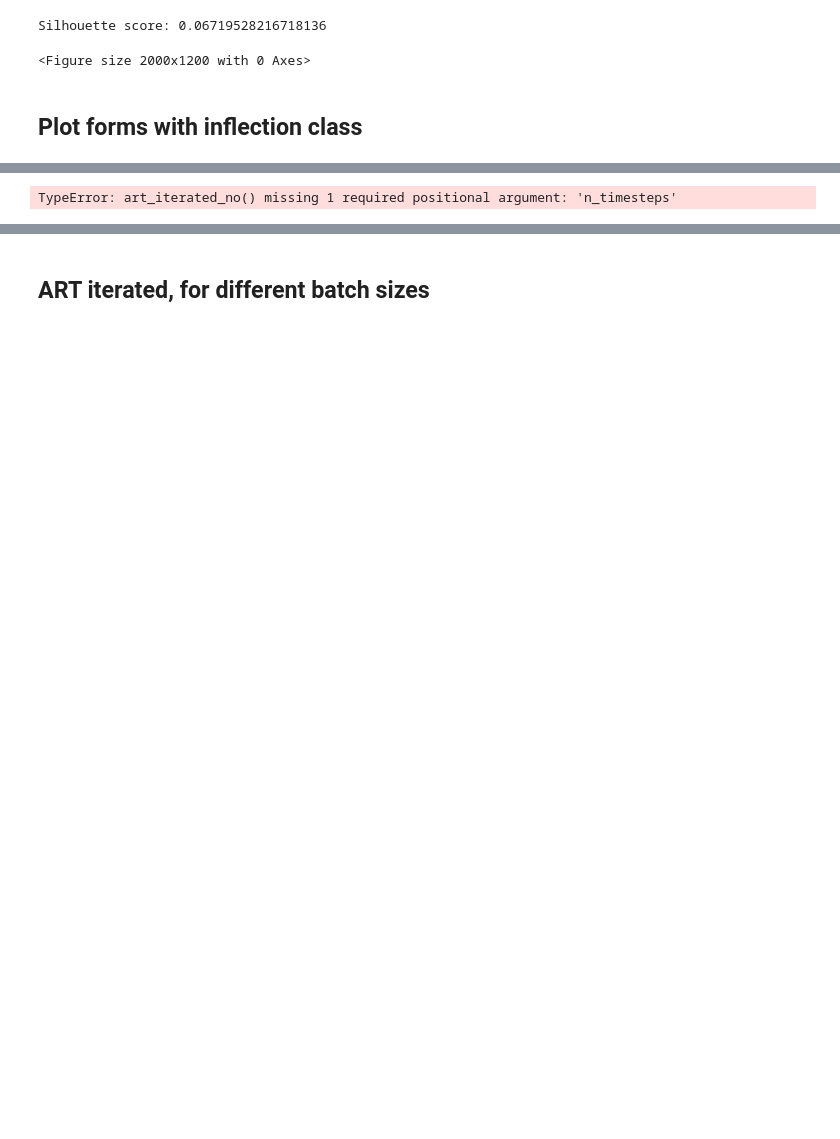
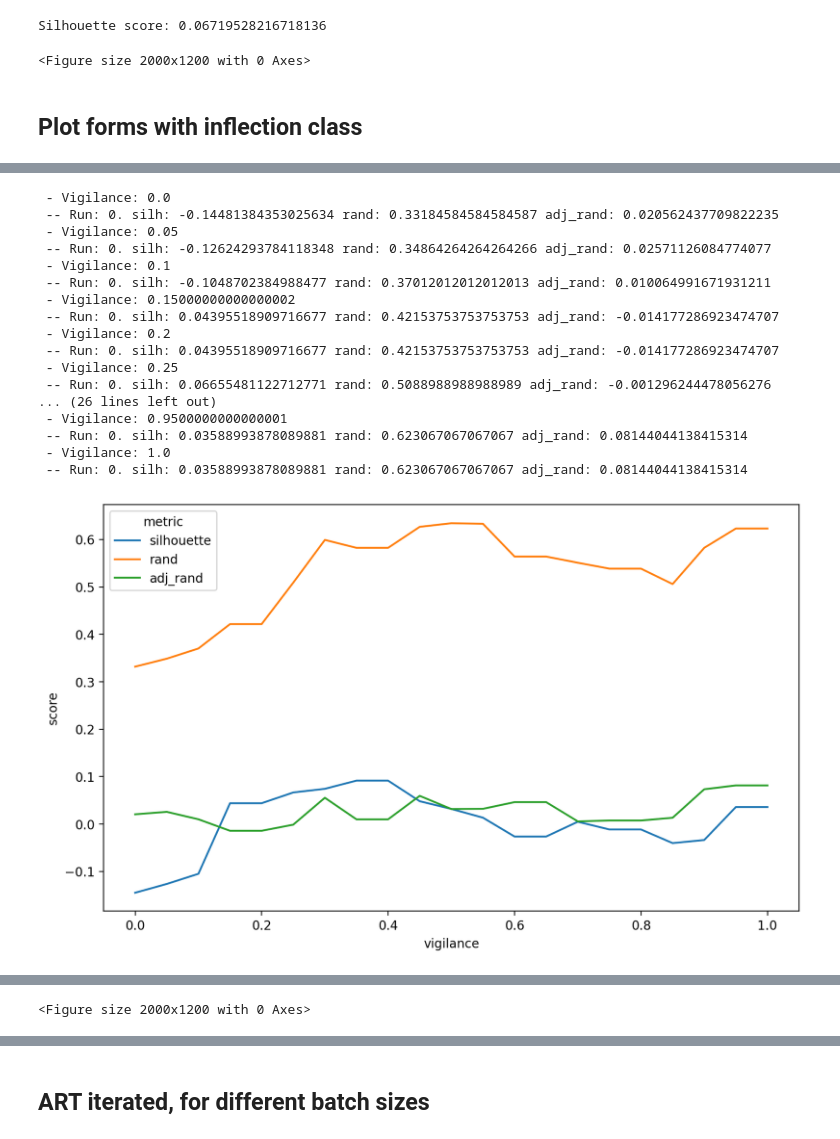
Before and after one commit to peterdekker/agents-art, a Jupyter notebook: Romance inflection dataset.ipynb, the cells around one changed output, grey strips where cells are left out. Saved outputs shown, nothing was run; the diff lists cells and outputs as text; code cells hidden in the pictures; blank space fills up the shorter version.

```diff
--- a/Romance inflection dataset.ipynb
+++ b/Romance inflection dataset.ipynb
@@ -133,6 +131,23 @@ Silhouette score: 0.16296225666706157
 # %%
 from model import art_one
 
-art_one(forms_empty_inflections_onehot, inflections, cogids, vigilances = np.arange(0,1.05,0.05), data_plot=True)
+art_one(forms_onehot, inflections, cogids, language, vigilances = np.arange(0,1.05,0.05), show=True)
 # %% [output]
-TypeError: art_iterated_no() missing 1 required positional argument: 'n_timesteps'
+ - Vigilance: 0.0
+ -- Run: 0. silh: -0.14481384353025634 rand: 0.33184584584584587 adj_rand: 0.020562437709822235
+ - Vigilance: 0.05
+ -- Run: 0. silh: -0.12624293784118348 rand: 0.34864264264264266 adj_rand: 0.02571126084774077
+ - Vigilance: 0.1
+ -- Run: 0. silh: -0.1048702384988477 rand: 0.37012012012012013 adj_rand: 0.010064991671931211
+ - Vigilance: 0.15000000000000002
+ -- Run: 0. silh: 0.04395518909716677 rand: 0.42153753753753753 adj_rand: -0.014177286923474707
+ - Vigilance: 0.2
+ -- Run: 0. silh: 0.04395518909716677 rand: 0.42153753753753753 adj_rand: -0.014177286923474707
+ - Vigilance: 0.25
+ -- Run: 0. silh: 0.06655481122712771 rand: 0.5088988988988989 adj_rand: -0.001296244478056276
+... (26 lines left out)
+ - Vigilance: 0.9500000000000001
+ -- Run: 0. silh: 0.03588993878089881 rand: 0.623067067067067 adj_rand: 0.08144044138415314
+ - Vigilance: 1.0
+ -- Run: 0. silh: 0.03588993878089881 rand: 0.623067067067067 adj_rand: 0.08144044138415314
+[figure, added]
@@ -138,0 +155 @@ TypeError: art_iterated_no() missing 1 required positional argument: 'n_timestep
+<Figure size 2000x1200 with 0 Axes>
```
Also changed, not shown: parts of 9 cells of this notebook, 3 other files.
